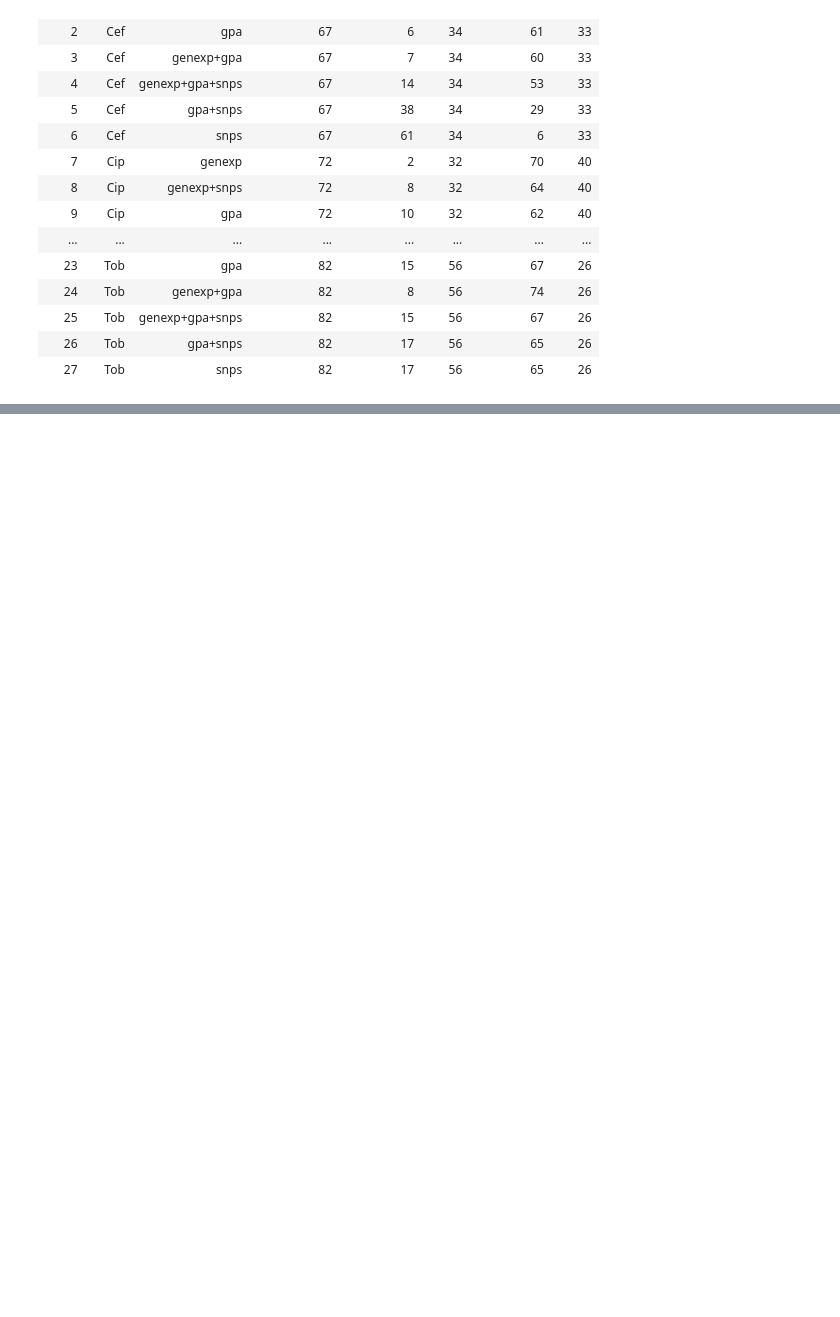
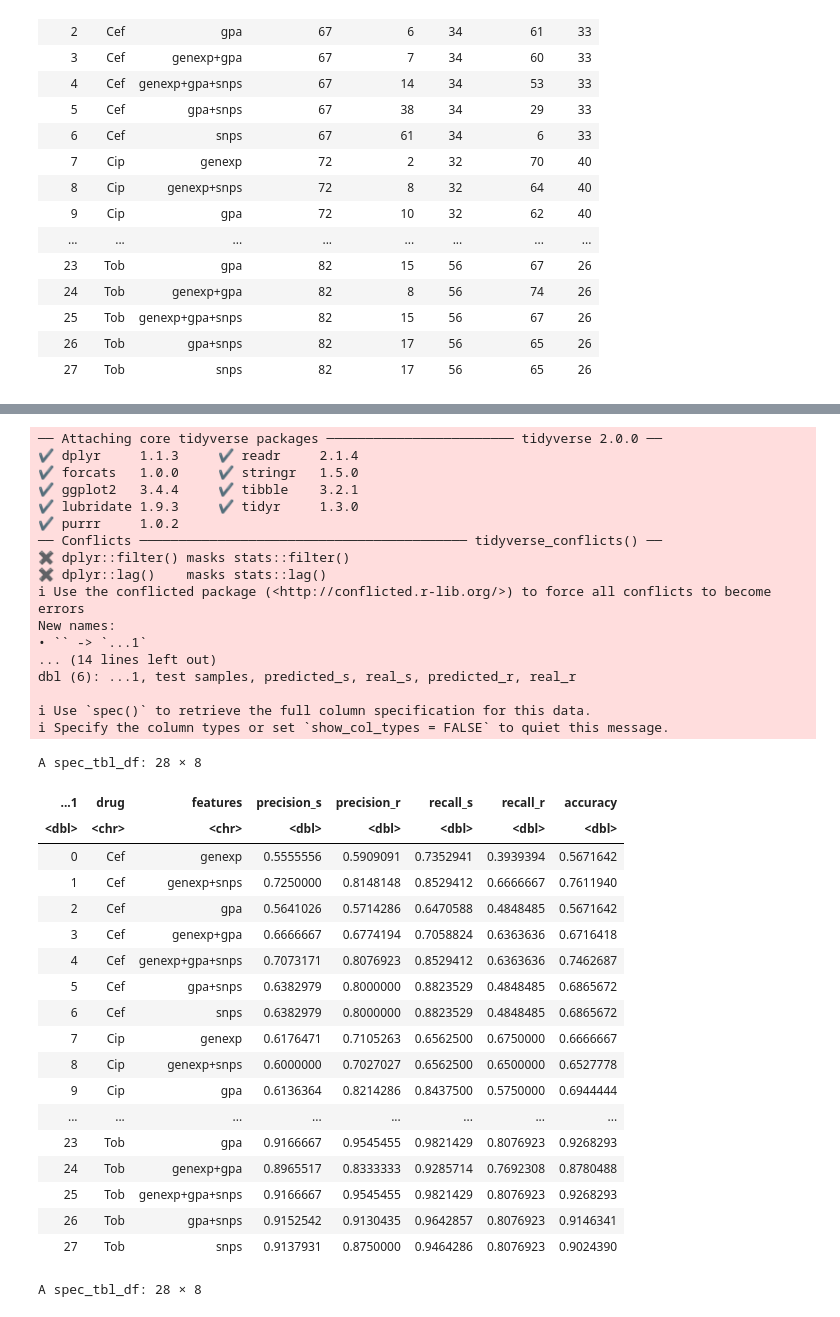
Before and after one commit to riccardo03-maker/Multiomic_integration_antimicrobial_resistance, a Jupyter notebook: r_trials.ipynb, the cells around one changed output, grey strips where cells are left out. Drawn from its saved outputs; the diff is of its cells as text; code cells hidden in the pictures; blank space fills up the shorter version.

```diff
--- a/r_trials.ipynb
+++ b/r_trials.ipynb
@@ -461,0 +468,49 @@ A spec_tbl_df: 28 × 8
+# %%
+library(tidyverse)
+knn_scores <- read_csv(
+    "ml_algorithms/results/knn/knn_scores.csv"
+)
+knn_counts <- read_csv(
+    "ml_algorithms/results/knn/knn_counts.csv"
+)
+
+knn_scores
+knn_counts
+# %% [output]
+── Attaching core tidyverse packages ──────────────────────── tidyverse 2.0.0 ──
+✔ dplyr     1.1.3     ✔ readr     2.1.4
+✔ forcats   1.0.0     ✔ stringr   1.5.0
+✔ ggplot2   3.4.4     ✔ tibble    3.2.1
+✔ lubridate 1.9.3     ✔ tidyr     1.3.0
+✔ purrr     1.0.2
+── Conflicts ────────────────────────────────────────── tidyverse_conflicts() ──
+✖ dplyr::filter() masks stats::filter()
+✖ dplyr::lag()    masks stats::lag()
+ℹ Use the conflicted package (<http://conflicted.r-lib.org/>) to force all conflicts to become errors
+New names:
+• `` -> `...1`
+... (14 lines left out)
+dbl (6): ...1, test samples, predicted_s, real_s, predicted_r, real_r
+
+ℹ Use `spec()` to retrieve the full column specification for this data.
+ℹ Specify the column types or set `show_col_types = FALSE` to quiet this message.
+A spec_tbl_df: 28 × 8
+| ...1 | drug | features | precision_s | precision_r | recall_s | recall_r | accuracy |
+| <dbl> | <chr> | <chr> | <dbl> | <dbl> | <dbl> | <dbl> | <dbl> |
+| 0 | Cef | genexp | 0.5555556 | 0.5909091 | 0.7352941 | 0.3939394 | 0.5671642 |
+| 1 | Cef | genexp+snps | 0.7250000 | 0.8148148 | 0.8529412 | 0.6666667 | 0.7611940 |
+| 2 | Cef | gpa | 0.5641026 | 0.5714286 | 0.6470588 | 0.4848485 | 0.5671642 |
+| 3 | Cef | genexp+gpa | 0.6666667 | 0.6774194 | 0.7058824 | 0.6363636 | 0.6716418 |
+| 4 | Cef | genexp+gpa+snps | 0.7073171 | 0.8076923 | 0.8529412 | 0.6363636 | 0.7462687 |
+| 5 | Cef | gpa+snps | 0.6382979 | 0.8000000 | 0.8823529 | 0.4848485 | 0.6865672 |
+| 6 | Cef | snps | 0.6382979 | 0.8000000 | 0.8823529 | 0.4848485 | 0.6865672 |
+| 7 | Cip | genexp | 0.6176471 | 0.7105263 | 0.6562500 | 0.6750000 | 0.6666667 |
+| 8 | Cip | genexp+snps | 0.6000000 | 0.7027027 | 0.6562500 | 0.6500000 | 0.6527778 |
+| 9 | Cip | gpa | 0.6136364 | 0.8214286 | 0.8437500 | 0.5750000 | 0.6944444 |
+| ... | ... | ... | ... | ... | ... | ... | ... |
+| 23 | Tob | gpa | 0.9166667 | 0.9545455 | 0.9821429 | 0.8076923 | 0.9268293 |
+| 24 | Tob | genexp+gpa | 0.8965517 | 0.8333333 | 0.9285714 | 0.7692308 | 0.8780488 |
+| 25 | Tob | genexp+gpa+snps | 0.9166667 | 0.9545455 | 0.9821429 | 0.8076923 | 0.9268293 |
+| 26 | Tob | gpa+snps | 0.9152542 | 0.9130435 | 0.9642857 | 0.8076923 | 0.9146341 |
+| 27 | Tob | snps | 0.9137931 | 0.8750000 | 0.9464286 | 0.8076923 | 0.9024390 |
+A spec_tbl_df: 28 × 8
```
Also changed, not shown: parts of 3 cells of this notebook, 4 other files.
